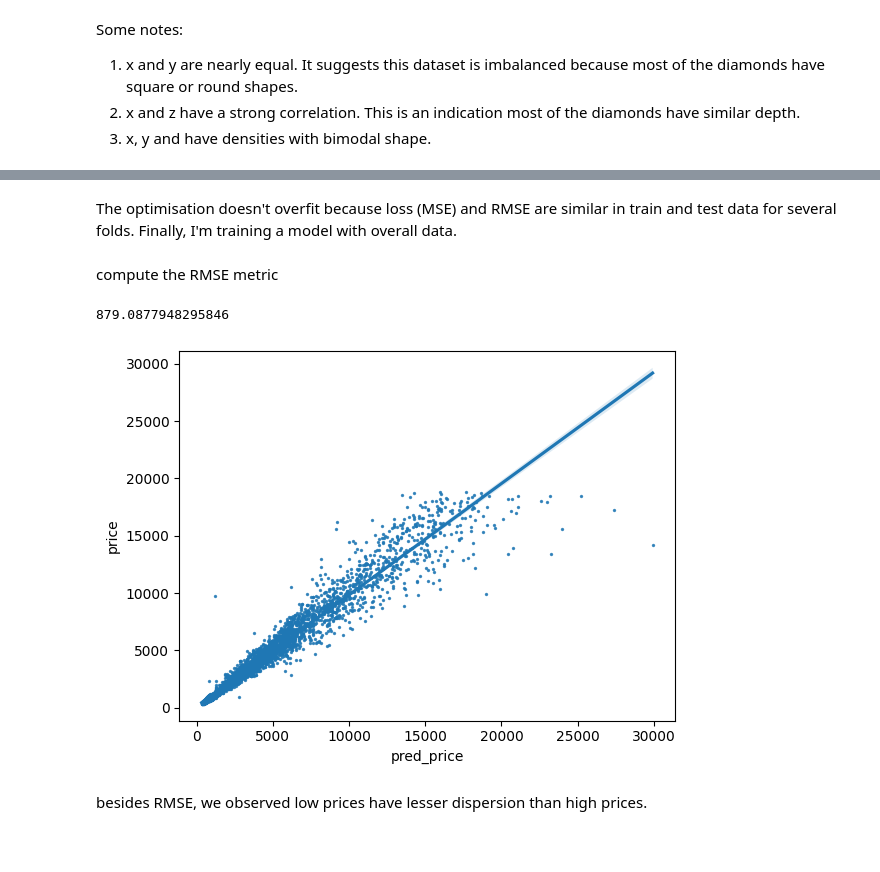
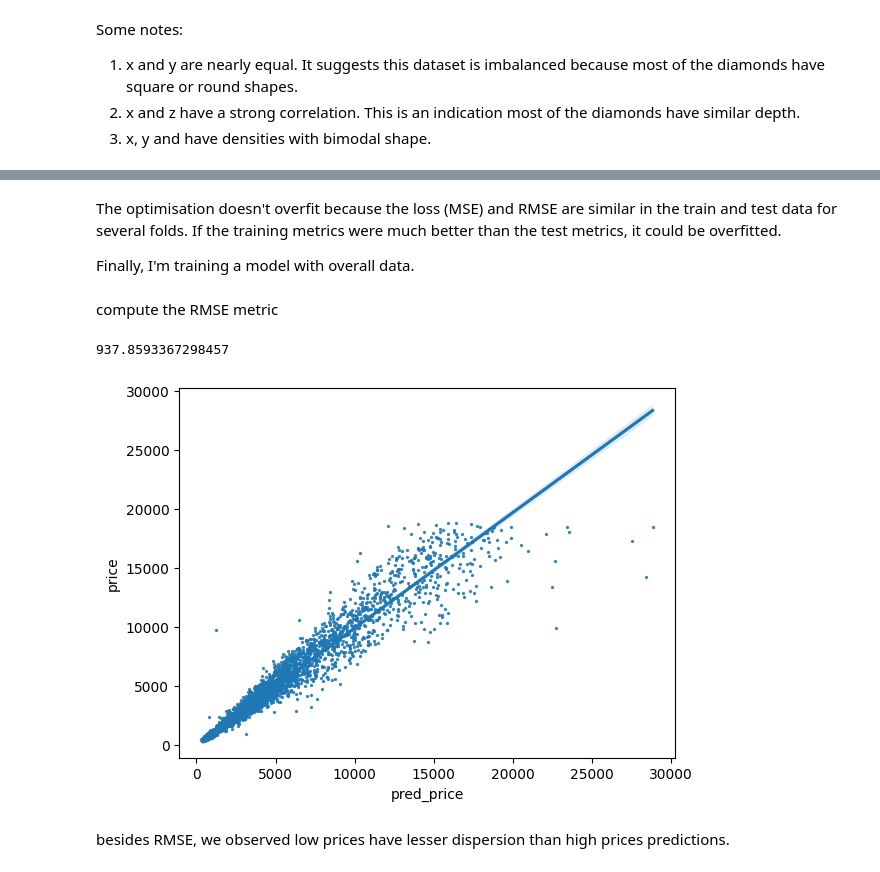
Before and after one commit to sfcaracciolo/xtream-ai-assignment-engineer, a Jupyter notebook: src/challenge1/main.ipynb, the cells around one changed output, grey strips where cells are left out. Cells and saved outputs as stored; diff of their text form; code cells hidden in the pictures; blank space fills up the shorter version.

```diff
--- a/src/challenge1/main.ipynb
+++ b/src/challenge1/main.ipynb
@@ -270,0 +235,5 @@ log_y = ds.price.map(np.log).to_numpy()
+# %%
+# We can use ordinal or one hot encoding, I'll use ordinal to keep it simple.
+features = core.Model.extract_features(ds)
+core.Model.encoding_inplace(features)
+features
@@ -271 +254,5 @@ log_y = ds.price.map(np.log).to_numpy()
+# %%
+# standarizing
+scaler = StandardScaler()
+scaled_features = scaler.fit_transform(features) # fit and transform!
 # %%
@@ -296,20 +285,20 @@ scores
 # %% [markdown]
-The optimisation doesn't overfit because loss (MSE) and RMSE are similar in train and test data for several folds. Finally, I'm training a model with overall data.
+The optimisation doesn't overfit because the loss (MSE) and RMSE are similar in the train and test data for several folds. If the training metrics were much better than the test metrics, it could be overfitted.
+
+Finally, I'm training a model with overall data.
 # %%
-estimator =  model.fit(X, log_y)
+estimator =  model.fit(scaled_features, log_target)
 # %% [markdown]
 compute the RMSE metric
 # %%
-y = np.exp(log_y)
-pred_y = np.exp(estimator.predict(X))
-root_mean_squared_error(y, pred_y)
+pred_target = np.exp(estimator.predict(scaled_features))
+root_mean_squared_error(target, pred_target)
 # %% [output]
-879.0877948295846
+937.8593367298457
 # %%
-res = pd.DataFrame({'price':y, 'pred_price':pred_y}, index=ds.index)
-res = res.join(ds.cut)
+res = pd.DataFrame({'price':target.flatten(), 'pred_price':pred_target.flatten()})
 sns.regplot(data=res, x="pred_price", y='price', scatter_kws={'marker':'.', 's':2});
 # %% [output]
-[figure, old version]
+[figure, new version]
 # %% [markdown]
-besides RMSE, we observed low prices have lesser dispersion than high prices.
+besides RMSE, we observed low prices have lesser dispersion than high prices predictions.
```
Also changed, not shown: parts of 23 cells of this notebook.
